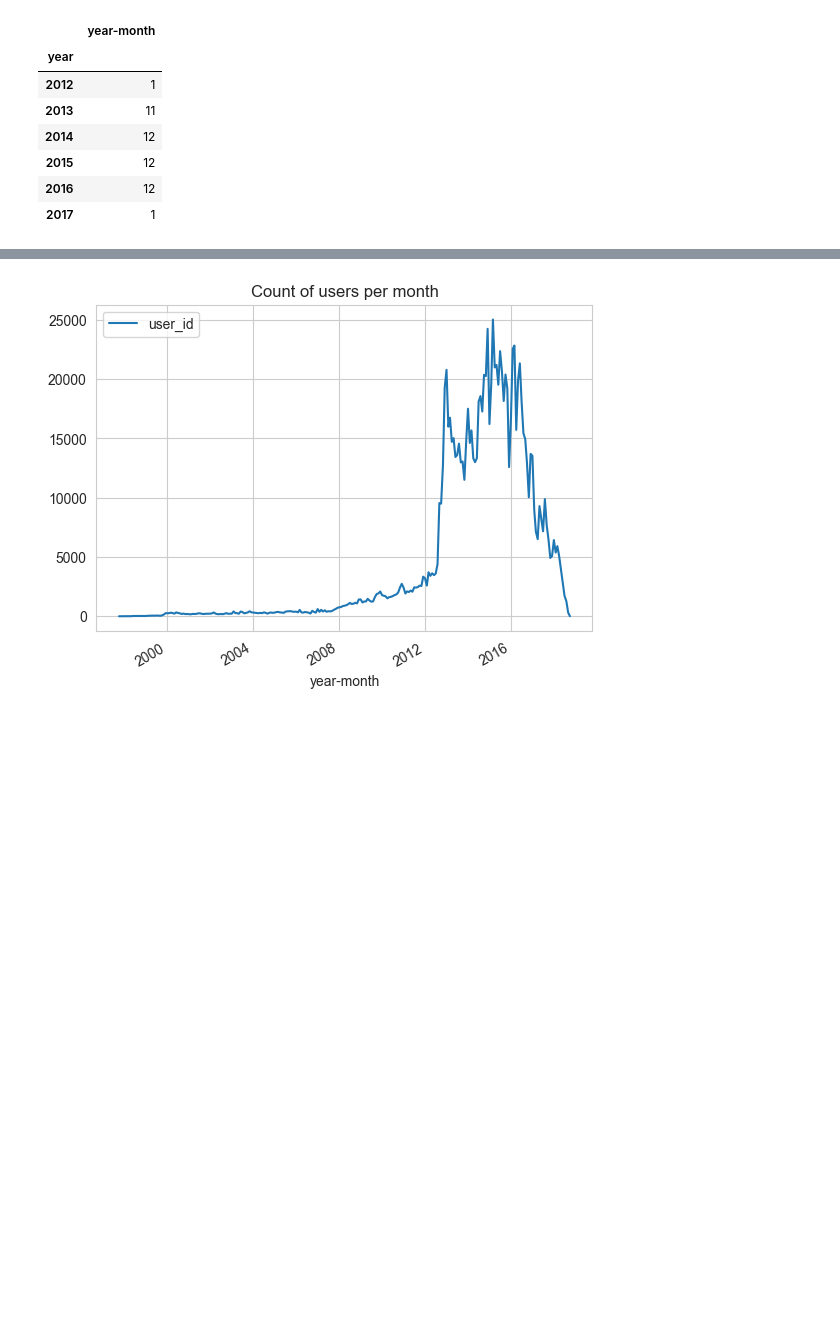
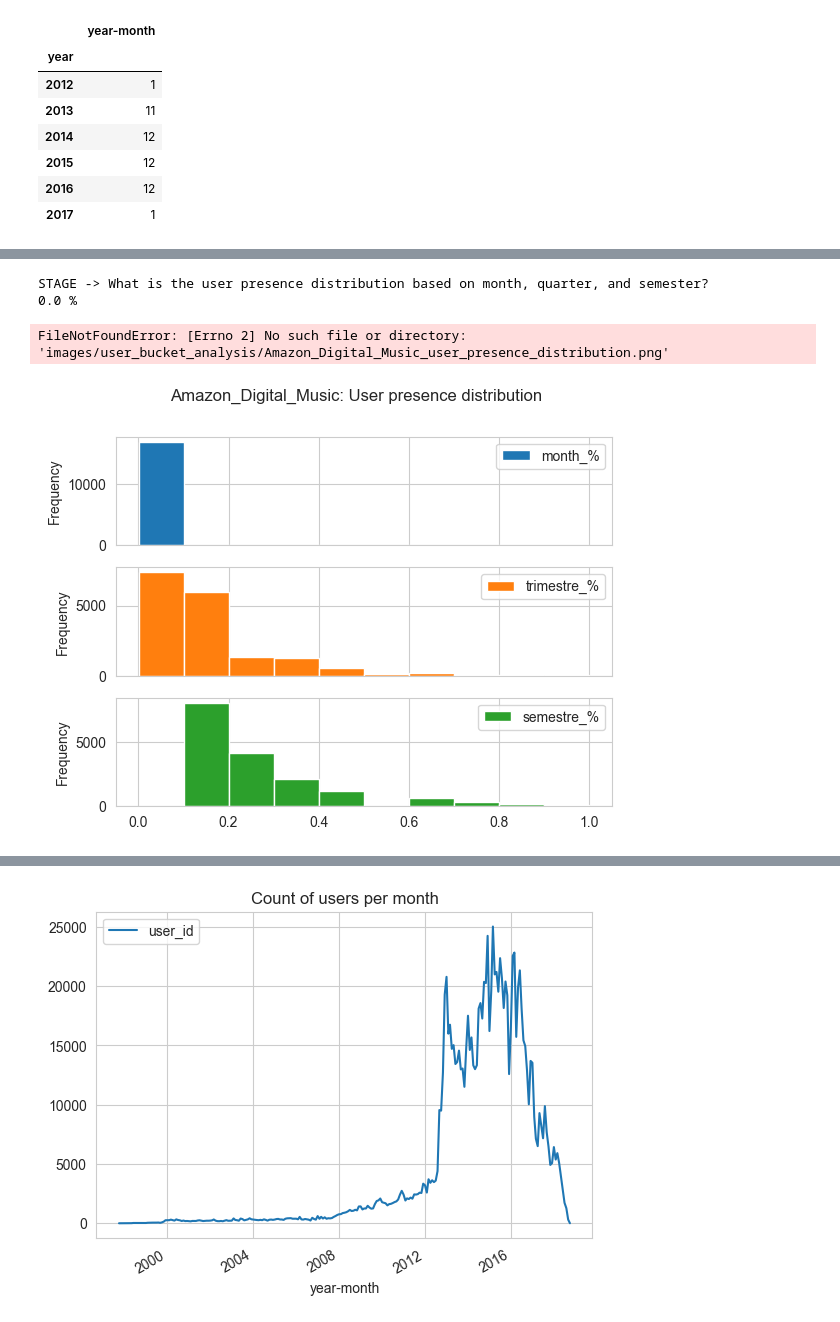
Before and after one commit to mariajoaolavoura/measuring_forgetting, a Jupyter notebook: notebooks/ADM - eda.ipynb, the cells around one changed output, grey strips where cells are left out. Cells and saved outputs as stored; diff of their text form; code cells hidden in the pictures; blank space fills up the shorter version.

```diff
--- a/notebooks/ADM - eda.ipynb
+++ b/notebooks/ADM - eda.ipynb
@@ -292,0 +293,33 @@ _
+# %%
+print('STAGE -> What is the user presence distribution based on month, quarter, and semester?')
+n_days_sample = (datetime.strptime(*time_period[1]) - datetime.strptime(*time_period[0])).days
+print('number of days in the time period sampled: ',n_days_sample)
+
+if n_days_sample >= 182:
+    user_presence_df, user_month_interactions,\
+        trimestres, user_trimestre_interactions,\
+        semestres, user_semestre_interactions = get_interactions_info(data=data,
+                                                                        user_col=user_col,
+                                                                        quarter_info=True,
+                                                                        semester_info=True)
+elif n_days_sample >= 91:
+    user_presence_df, user_month_interactions,\
+        trimestres, user_trimestre_interactions = get_interactions_info(data=data,
+                                                                        user_col=user_col,
+                                                                        quarter_info=True,
+                                                                        semester_info=False)
+else:
+    user_presence_df, user_month_interactions = get_interactions_info(data=data,
+                                                                        user_col=user_col,
+                                                                        quarter_info=False,
+                                                                        semester_info=False)
+
+plot_user_presence_distribution(user_presence_df, dataset_name)
+
+# user_presence_df.to_csv('output/amazon_digmusic_dump/sample_'+sample_str+'_user_presence_df.csv', index=False)
+# user_month_interactions.to_csv('output/amazon_digmusic_dump/sample_'+sample_str+'_user_month_interactions.csv', index=False)
+# %% [output]
+STAGE -> What is the user presence distribution based on month, quarter, and semester?
+0.0 %
+FileNotFoundError: [Errno 2] No such file or directory: 'images/user_bucket_analysis/Amazon_Digital_Music_user_presence_distribution.png'
+[figure, added]
```
Also changed, not shown: parts of 28 cells of this notebook, 3 other files.
